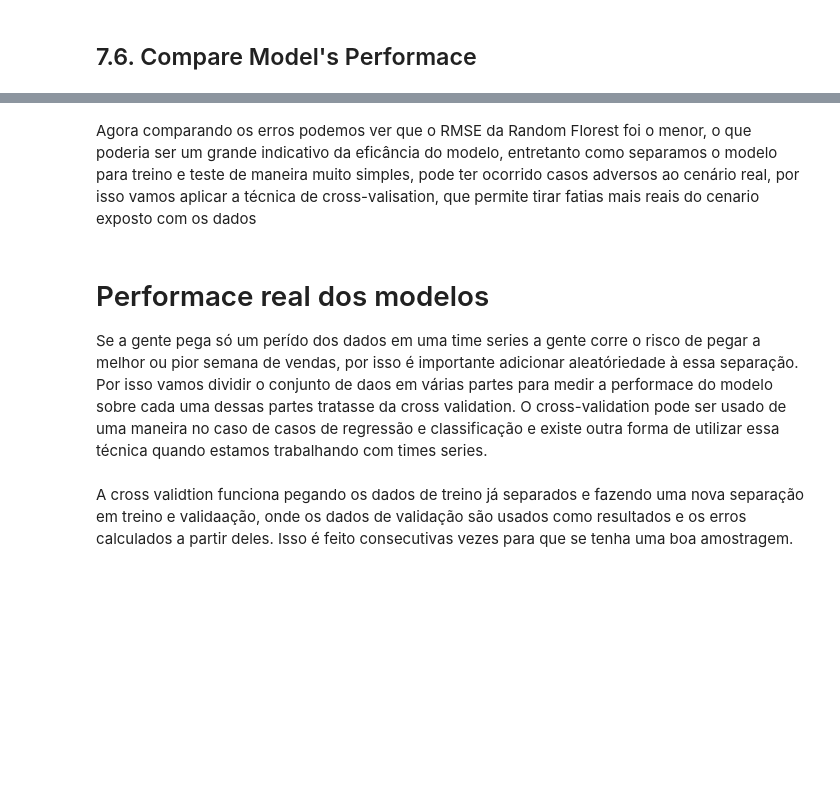
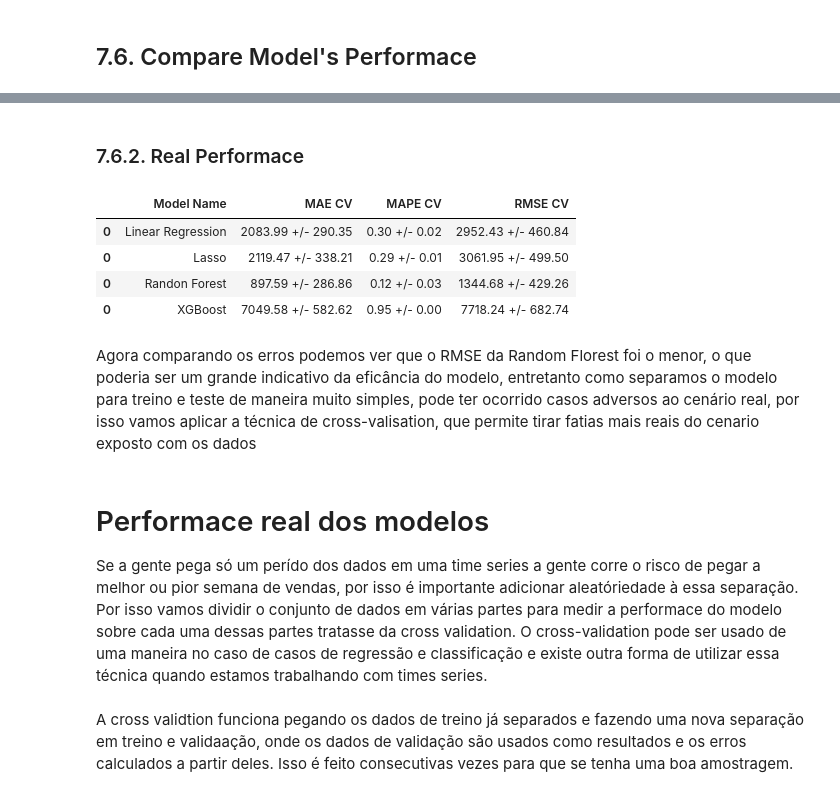
Before and after one commit to vivianebuge/ds-em-producao, a Jupyter notebook: m07_v01_store_sales_prediction.ipynb, the cells around one changed output, grey strips where cells are left out. Drawn from its saved outputs; the diff is of its cells as text; code cells hidden in the pictures; blank space fills up the shorter version.

Commit message:
Add param tuneds, not trainned on my randon list but listed for Meigarom

```diff
--- a/m07_v01_store_sales_prediction.ipynb
+++ b/m07_v01_store_sales_prediction.ipynb
@@ -1130,0 +1139,4 @@ lrr_result
+# %%
+### 7.2.1. Linea Regression Model - Cross Validation
+lrr_result_cv = cross_validation( 'Lasso', lrr, 5, verbose = False)
+lrr_result_cv
@@ -1145,0 +1163,4 @@ rf_result
+# %%
+### 7.2.1. Linea Regression Model - Cross Validation
+rf_result_cv = cross_validation( 'Randon Forest', rf, 5, verbose = False)
+rf_result_cv
@@ -1164,0 +1192,4 @@ NameError: name 'y_test' is not defined
+# %%
+### 7.2.1. Linea Regression Model - Cross Validation
+xgb_result_cv = cross_validation( 5, 'XGBoost', model_xgb, verbose = False)
+xgb_result_cv
@@ -1170,3 +1212,15 @@ modelling_result.sort_values('RMSE')
+# %% [markdown]
+### 7.6.2. Real Performace
+# %%
+
+modelling_result = pd.concat([ lr_result_cv, lrr_result_cv, rf_result_cv, xgb_result_cv])
+modelling_result
+# %% [output]
+|  | Model Name | MAE CV | MAPE CV | RMSE CV |
+| 0 | Linear Regression | 2083.99 +/- 290.35 | 0.30 +/- 0.02 | 2952.43 +/- 460.84 |
+| 0 | Lasso | 2119.47 +/- 338.21 | 0.29 +/- 0.01 | 3061.95 +/- 499.50 |
+| 0 | Randon Forest | 897.59 +/- 286.86 | 0.12 +/- 0.03 | 1344.68 +/- 429.26 |
+| 0 | XGBoost | 7049.58 +/- 582.62 | 0.95 +/- 0.00 | 7718.24 +/- 682.74 |
 # %% [markdown]
 Agora comparando os erros podemos ver que o RMSE da Random Florest foi o menor, o que poderia ser um grande indicativo da
 eficância do modelo, entretanto como separamos o modelo para treino e teste de maneira muito simples, pode ter ocorrido
@@ -1175,7 +1229,7 @@ cenario exposto com os dados
 # %% [markdown]
 # Performace real dos modelos
 Se a gente pega só um perído dos dados em uma time series a gente corre o risco de pegar a melhor ou pior semana de vendas, por
-isso é importante adicionar aleatóriedade à essa separação. Por isso vamos dividir o conjunto de daos em várias partes para medir
+isso é importante adicionar aleatóriedade à essa separação. Por isso vamos dividir o conjunto de dados em várias partes para medir
 a performace do modelo sobre cada uma dessas partes tratasse da cross validation.
 O cross-validation pode ser usado de uma maneira no caso de casos de regressão e classificação e existe outra forma de utilizar essa
 técnica quando estamos trabalhando com times series.
```
Also changed, not shown: parts of 27 cells of this notebook, 1 other file.
